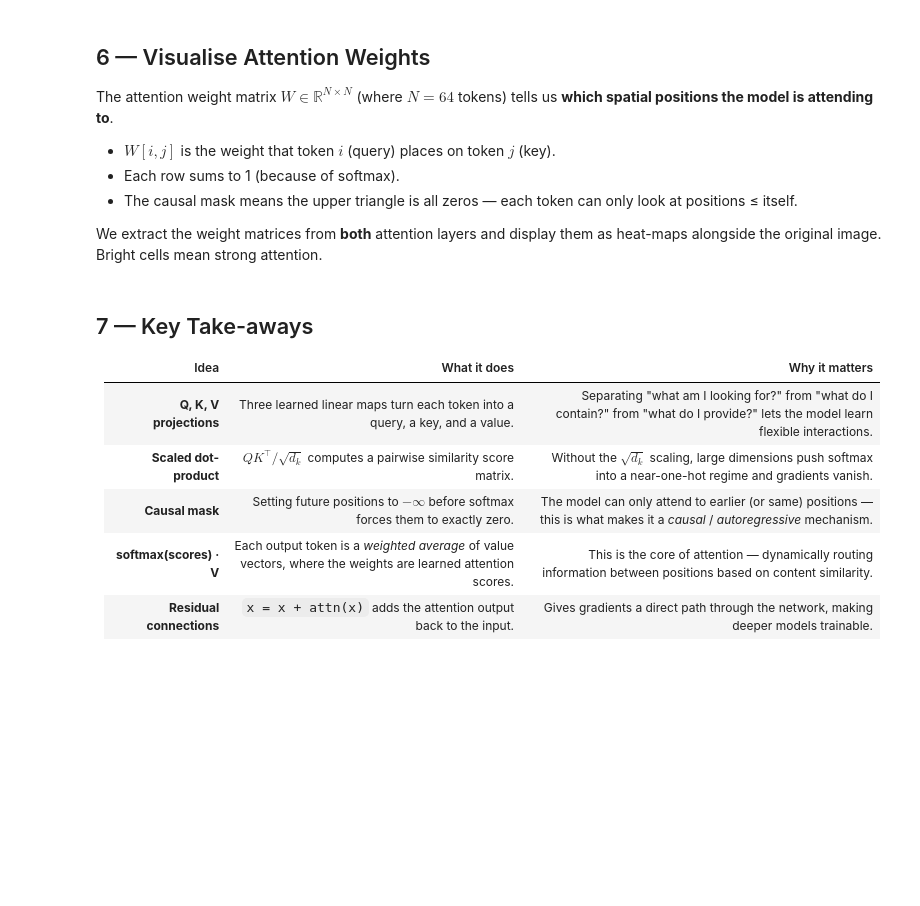
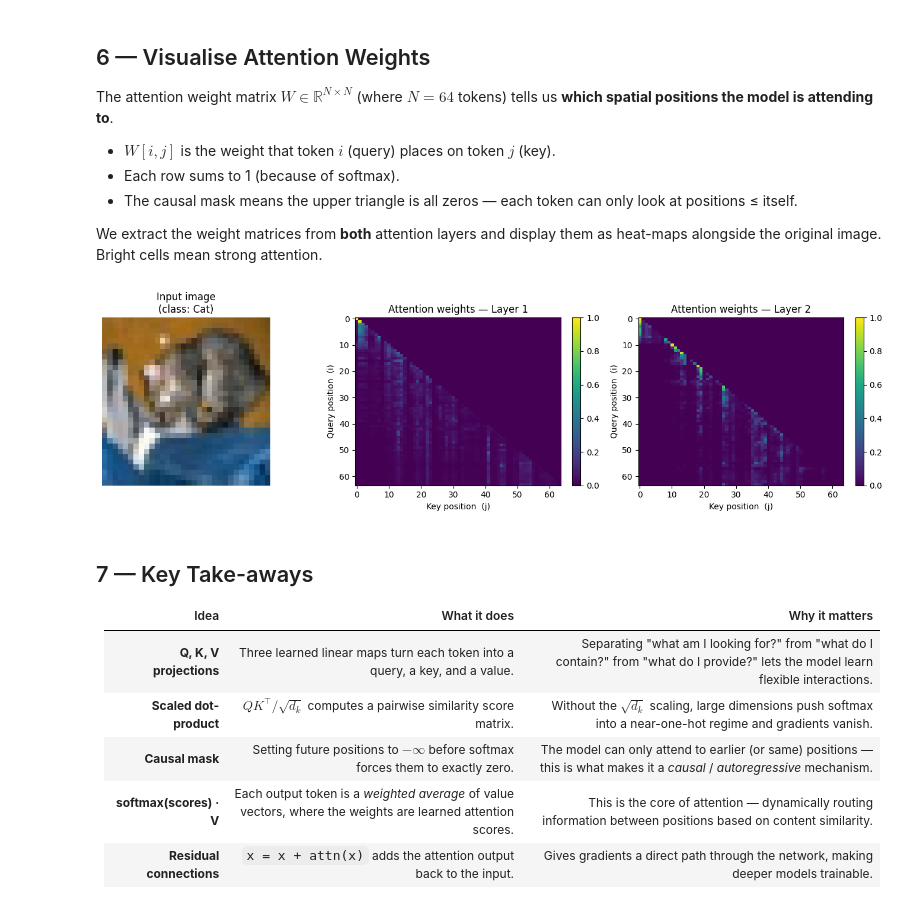
Before and after one commit to seancanobrien/AGQ-computing-2026, a Jupyter notebook: Week5/Attention_Questions.ipynb, the cells around one changed output. Cells and saved outputs as stored; diff of their text form; code cells hidden in the pictures; blank space fills up the shorter version.

```diff
--- a/Week5/Attention_Questions.ipynb
+++ b/Week5/Attention_Questions.ipynb
@@ -204,15 +209,15 @@ class Attention(nn.Module):
         """
 
         # ── Step 1: Project input into Q, K, V ──────────────────────
-        Q = self.W_q(x)                          # (B, N, d_k)  — queries
-        K = ## FINISH_ME ##                      # (B, N, d_k)  — keys
-        V = ## FINISH_ME ##                      # (B, N, d_k)  — values
+        Q = self.W_q(x)                      # (B, N, d_k)  — queries
+        K = self.W_k(x)                      # (B, N, d_k)  — keys
+        V = self.W_v(x)                      # (B, N, d_k)  — values
 
         # ── Step 2: Raw attention scores ─────────────────────────────
         # scores[b, i, j] = how much query i attends to key j
-        K_T = K.transpose(-2, -1)                # (B, d_k, N)  — transpose keys for dot product
-        scores = ## FINISH_ME ##  matmul step    # (B, N, N) — dot products
-        scores = ## FINISH_ME ##  scale down     # scale to stabilise softmax
+        K_T = K.transpose(-2, -1)                       # (B, d_k, N)  — transpose keys for dot product
+        scores = torch.matmul(Q, K_T) ##  matmul step                # (B, N, N) — dot products
+        scores = scores/np.sqrt(self.d_k) ## scale down # scale to stabilise softmax
 
         # ── Step 3: Apply the causal mask ────────────────────────────
         # Broadcasting: mask is (N, N), scores is (B, N, N) — mask is
@@ -220,7 +225,7 @@ class Attention(nn.Module):
         # For a classifier this mask is not strictly necessary, since the model doesn't need to
         # attend to future positions.  However, we include it here for pedagogical clarity and
         # to show how masks are applied in general (e.g. for autoregressive language models).
-        scores = ## FINISH_ME ##  add mask to scores (broadcasting)  # (B, N, N) — masked scores
+        scores = scores + self.mask ##  add mask to scores (broadcasting)  # (B, N, N) — masked scores
 
         # ── Step 4: Softmax → attention weights, then weighted sum ───
         weights_attn = torch.softmax(scores, dim=-1)  # (B, N, N)  — rows sum to 1
@@ -228,7 +233,7 @@ class Attention(nn.Module):
         # ── Step 5: Weighted sum of values ───────────────────────────────
         # This is the "attended output" — each output vector is a weighted average of the value vectors,
         # where the weights are determined by the attention mechanism.
-        output  = ## FINISH_ME ## weighted value out  # (B, N, d_k) — weighted average
+        output  = torch.matmul(weights_attn, V) # weighted value out  # (B, N, d_k) — weighted average
 
         return output
 # %% [markdown]
@@ -394,7 +402,7 @@ class AttentionClassifier(nn.Module):
         # We treat each of the 8×8 = 64 spatial positions as a "token"
         # with d = 64 features, giving a sequence the attention layer
         # can process.
-        x = ## FINISH_ME ## Flatten CNN output       # (B, 64, 64) — channels first NB: view(..., -1) reduces by 1-dim
+        x = x.view(B, self.d, -1) ## Flatten CNN output       # (B, 64, 64) — channels first NB: view(..., -1) reduces by 1-dim
         x = x.transpose(1, 2)                        # (B, 64, 64) — tokens first
 
         # ── 3. Attention block 1 ─────────────────────────────────────
@@ -403,15 +411,15 @@ class AttentionClassifier(nn.Module):
         x = torch.nn.functional.silu(x)              # SiLU non-linearity
 
         # ── 4. Attention block 2 ─────────────────────────────────────
-        x = ## FINISH_ME ##                          # residual connection
-        x = ## FINISH_ME ##                          # normalise
+        x = x + self.attn2(x)                        # residual connection
+        x = x + self.norm2(x)                        # normalise
         x = torch.nn.functional.silu(x)              # SiLU non-linearity
 
         # ── 5. Aggregate tokens → single vector ─────────────────────
         x = x.mean(dim=1)                            # (B, 64) — mean over tokens
 
         # ── 6. Classify ─────────────────────────────────────────────
-        logits = self.classifier( ## FINISH_ME ##    # (B, 10)
+        logits = self.classifier(x)    # (B, 10)
         return logits
 # %% [markdown]
 ### Sanity check — shapes end-to-end
@@ -865,36 +962,38 @@ w2 = get_attention_weights(model.attn2, x)[0].cpu()
 
 # ── Plot ────────────────────────────────────────────────────────────
 fig, axes = plt.subplots(1, 3, figsize=(14, 4))
 
 # Left: original image (un-normalise for display)
 # Image is permuted to (H, W, C) for display, and rescaled to [0, 1] for correct colours.
 raw = images[0].permute(1, 2, 0).numpy()              # (32, 32, 3)
-raw = (raw - raw.min()) / ## FINISH_ME ## divide by the range of values for the raw     # rescale to [0, 1]
+raw = (raw - raw.min()) / (raw.max() - raw.min()) # divide by the range of values for the raw     # rescale to [0, 1]
 axes[0].imshow(raw)
 axes[0].set_title(f"Input image\n(class: {classes[label]})")
 axes[0].axis("off")
 
 # Centre: layer 1 weights
 ## Now we need to convert from the weights tensor to a NumPy array for plotting,
 ## we also need to make sure we're plotting the correct layer's weights.
 ## The weights are stored in the variable `w1`, which we obtained from the `get_attention_weights` function
 ## for the first attention layer.
 ## We can use this variable directly in the `imshow` function to visualize the attention weights for layer 1.
-im1 = axes[1].imshow(## FINISH_ME ##, cmap="viridis", aspect="auto")
+im1 = axes[1].imshow(w1.numpy(), cmap="viridis", aspect="auto")
 axes[1].set_title("Attention weights — Layer 1")
 axes[1].set_xlabel("Key position  (j)")
 axes[1].set_ylabel("Query position  (i)")
 fig.colorbar(im1, ax=axes[1], fraction=0.046)
 
 # Right: layer 2 weights
-im2 = axes[2].imshow(## FINISH_ME ##, cmap="viridis", aspect="auto")
+im2 = axes[2].imshow(w2.numpy(), cmap="viridis", aspect="auto")
 axes[2].set_title("Attention weights — Layer 2")
 axes[2].set_xlabel("Key position  (j)")
 axes[2].set_ylabel("Query position  (i)")
 fig.colorbar(im2, ax=axes[2], fraction=0.046)
 
 fig.tight_layout()
 plt.show()
+# %% [output]
+[figure, added]
 # %% [markdown]
 ## 7 — Key Take-aways
 
```
Also changed, not shown: parts of 13 cells of this notebook.
